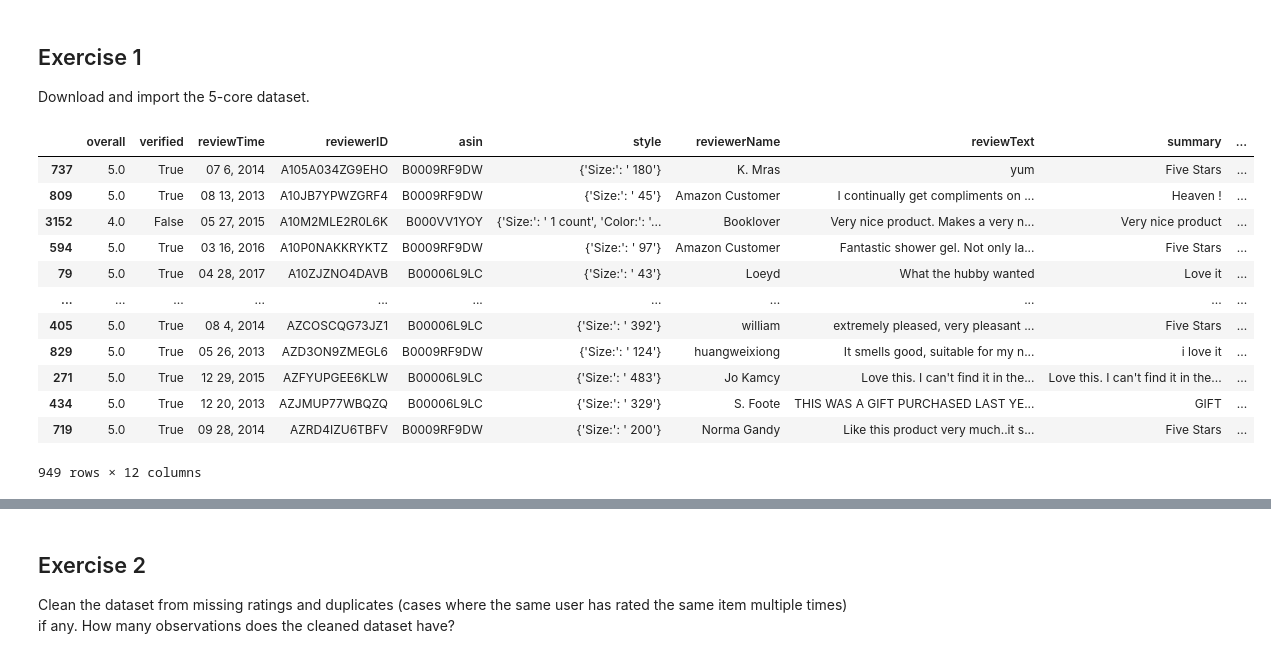
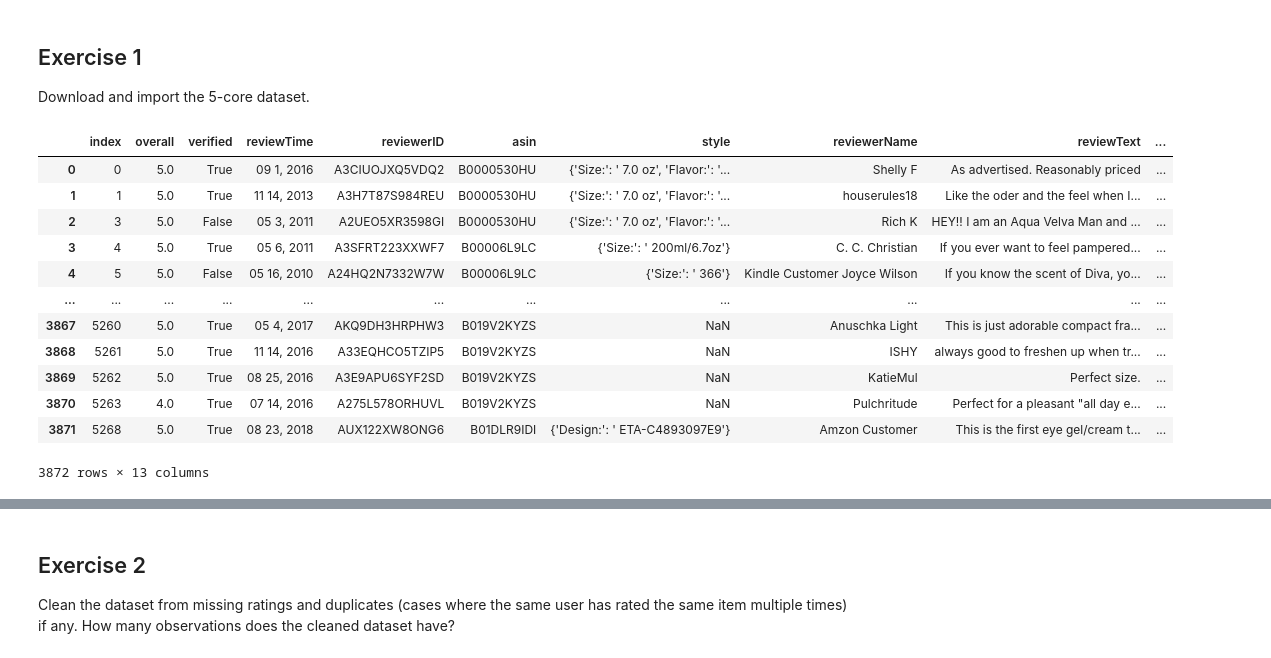
Before and after one commit to vlr112/WebScicence_FinalProject, a Jupyter notebook: labs/session_1/Session_1.ipynb, the cells around one changed output, grey strips where cells are left out. Drawn from its saved outputs; the diff is of its cells as text; code cells hidden in the pictures.

```diff
--- a/labs/session_1/Session_1.ipynb
+++ b/labs/session_1/Session_1.ipynb
@@ -89,65 +89,71 @@ class Data:
     df_clean = self.remove_duplicates()
 
     positive_rating = df_clean[df_clean['overall'] >= 4.0]
 
     # I was geting error typeerror unhashable type 'dict' over and over.
     # Solution: make extra column with true index, so it won't be lost in
     # the cleaning process
 
     positive_rating.reset_index(level=0, inplace=True)
 
+    #sort_it by unixReviewTime
+
+    # sorted = positive_rating.sort_values(by= ['reviewerID', 'unixReviewTime']).drop_duplicates(keep= 'last')
+
     # max --> most recent item
-    exprs = {x: "first" for x in positive_rating.columns if x != 'reviewerID'  and x != 'unixReviewTime'}
-    exprs['unixReviewTime'] = 'max'
+    # exprs = {x: "first" for x in positive_rating.columns if x != 'reviewerID'  and x != 'unixReviewTime'}
+    # exprs['unixReviewTime'] = 'max'
 
-    pre_test = positive_rating.groupby("reviewerID").agg(exprs).reset_index()
+    # pre_test = positive_rating.groupby("reviewerID").agg(exprs).reset_index()
 
-    # Restore original index order
-    pre_test = pre_test.set_index('index')
-    pre_test.index.names = [None]
-    pre_test = pre_test.reindex(df_clean.columns, axis=1)
-    return pre_test
+    # # Restore original index order
+    # pre_test = pre_test.set_index('index')
+    # pre_test.index.names = [None]
+    # pre_test = pre_test.reindex(df_clean.columns, axis=1)
+    return positive_rating
 
 
-  def get_train(self):
+  # def get_train(self):
 
-    df_clean = self.remove_duplicates()
+  #   df_clean = self.remove_duplicates()
 
-    pre_test = self.clean_data()
+  #   pre_test = self.clean_data()
 
-    train = df_clean[~df_clean.index.isin(pre_test.index)]
+  #   train = df_clean[~df_clean.index.isin(pre_test.index)]
 
-    # self.get_test(train) # to call later
-    return train
+  #   # self.get_test(train) # to call later
+  #   return train
 
 
-  def get_test(self):
+  # def get_test(self):
 
-    df_clean = self.remove_duplicates()
-    pre_test = self.clean_data()
-    train = self.get_train()
-    test = pre_test[pre_test.reviewerID.isin(train.reviewerID)]
-    return test
+  #   df_clean = self.remove_duplicates()
+  #   pre_test = self.clean_data()
+  #   train = self.get_train()
+  #   test = pre_test[pre_test.reviewerID.isin(train.reviewerID)]
+  #   return test
 
 
 bebe = Data(df)
 
 # bebe.remove_duplicates()
 pre_test = bebe.clean_data()
-train = bebe.get_train()
+# train = bebe.get_train()
 
-bebe.get_test()
+# bebe.get_test()
+
+pre_test
 # %% [output]
-|  | overall | verified | reviewTime | reviewerID | asin | style | reviewerName | reviewText | summary | ... |
-| 737 | 5.0 | True | 07 6, 2014 | A105A034ZG9EHO | B0009RF9DW | {'Size:': ' 180'} | K. Mras | yum | Five Stars | ... |
-| 809 | 5.0 | True | 08 13, 2013 | A10JB7YPWZGRF4 | B0009RF9DW | {'Size:': ' 45'} | Amazon Customer | I continually get compliments on ... | Heaven ! | ... |
-| 3152 | 4.0 | False | 05 27, 2015 | A10M2MLE2R0L6K | B000VV1YOY | {'Size:': ' 1 count', 'Color:': '... | Booklover | Very nice product. Makes a very n... | Very nice product | ... |
-| 594 | 5.0 | True | 03 16, 2016 | A10P0NAKKRYKTZ | B0009RF9DW | {'Size:': ' 97'} | Amazon Customer | Fantastic shower gel. Not only la... | Five Stars | ... |
-| 79 | 5.0 | True | 04 28, 2017 | A10ZJZNO4DAVB | B00006L9LC | {'Size:': ' 43'} | Loeyd | What the hubby wanted | Love it | ... |
+|  | index | overall | verified | reviewTime | reviewerID | asin | style | reviewerName | reviewText | ... |
+| 0 | 0 | 5.0 | True | 09 1, 2016 | A3CIUOJXQ5VDQ2 | B0000530HU | {'Size:': ' 7.0 oz', 'Flavor:': '... | Shelly F | As advertised. Reasonably priced | ... |
+| 1 | 1 | 5.0 | True | 11 14, 2013 | A3H7T87S984REU | B0000530HU | {'Size:': ' 7.0 oz', 'Flavor:': '... | houserules18 | Like the oder and the feel when I... | ... |
+| 2 | 3 | 5.0 | False | 05 3, 2011 | A2UEO5XR3598GI | B0000530HU | {'Size:': ' 7.0 oz', 'Flavor:': '... | Rich K | HEY!! I am an Aqua Velva Man and ... | ... |
+| 3 | 4 | 5.0 | True | 05 6, 2011 | A3SFRT223XXWF7 | B00006L9LC | {'Size:': ' 200ml/6.7oz'} | C. C. Christian | If you ever want to feel pampered... | ... |
+| 4 | 5 | 5.0 | False | 05 16, 2010 | A24HQ2N7332W7W | B00006L9LC | {'Size:': ' 366'} | Kindle Customer Joyce Wilson | If you know the scent of Diva, yo... | ... |
 | ... | ... | ... | ... | ... | ... | ... | ... | ... | ... | ... |
-| 405 | 5.0 | True | 08 4, 2014 | AZCOSCQG73JZ1 | B00006L9LC | {'Size:': ' 392'} | william | extremely pleased, very pleasant ... | Five Stars | ... |
-| 829 | 5.0 | True | 05 26, 2013 | AZD3ON9ZMEGL6 | B0009RF9DW | {'Size:': ' 124'} | huangweixiong | It smells good, suitable for my n... | i love it | ... |
-| 271 | 5.0 | True | 12 29, 2015 | AZFYUPGEE6KLW | B00006L9LC | {'Size:': ' 483'} | Jo Kamcy | Love this. I can't find it in the... | Love this. I can't find it in the... | ... |
-| 434 | 5.0 | True | 12 20, 2013 | AZJMUP77WBQZQ | B00006L9LC | {'Size:': ' 329'} | S. Foote | THIS WAS A GIFT PURCHASED LAST YE... | GIFT | ... |
-| 719 | 5.0 | True | 09 28, 2014 | AZRD4IZU6TBFV | B0009RF9DW | {'Size:': ' 200'} | Norma Gandy | Like this product very much..it s... | Five Stars | ... |
+| 3867 | 5260 | 5.0 | True | 05 4, 2017 | AKQ9DH3HRPHW3 | B019V2KYZS | NaN | Anuschka Light | This is just adorable compact fra... | ... |
+| 3868 | 5261 | 5.0 | True | 11 14, 2016 | A33EQHCO5TZIP5 | B019V2KYZS | NaN | ISHY | always good to freshen up when tr... | ... |
+| 3869 | 5262 | 5.0 | True | 08 25, 2016 | A3E9APU6SYF2SD | B019V2KYZS | NaN | KatieMul | Perfect size. | ... |
+| 3870 | 5263 | 4.0 | True | 07 14, 2016 | A275L578ORHUVL | B019V2KYZS | NaN | Pulchritude | Perfect for a pleasant "all day e... | ... |
+| 3871 | 5268 | 5.0 | True | 08 23, 2018 | AUX122XW8ONG6 | B01DLR9IDI | {'Design:': ' ETA-C4893097E9'} | Amzon Customer | This is the first eye gel/cream t... | ... |
-949 rows × 12 columns
+3872 rows × 13 columns
```
Also changed, not shown: parts of 20 cells of this notebook.
